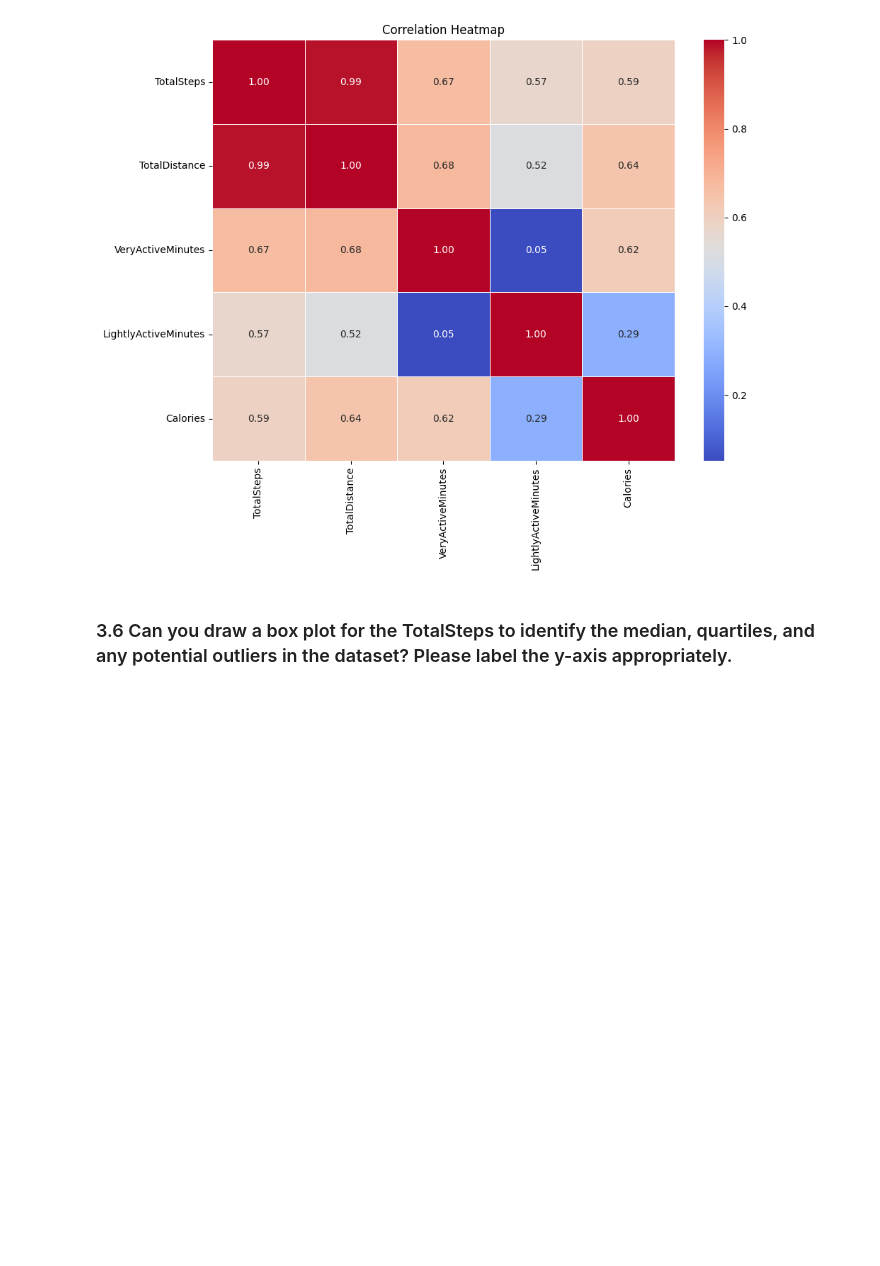
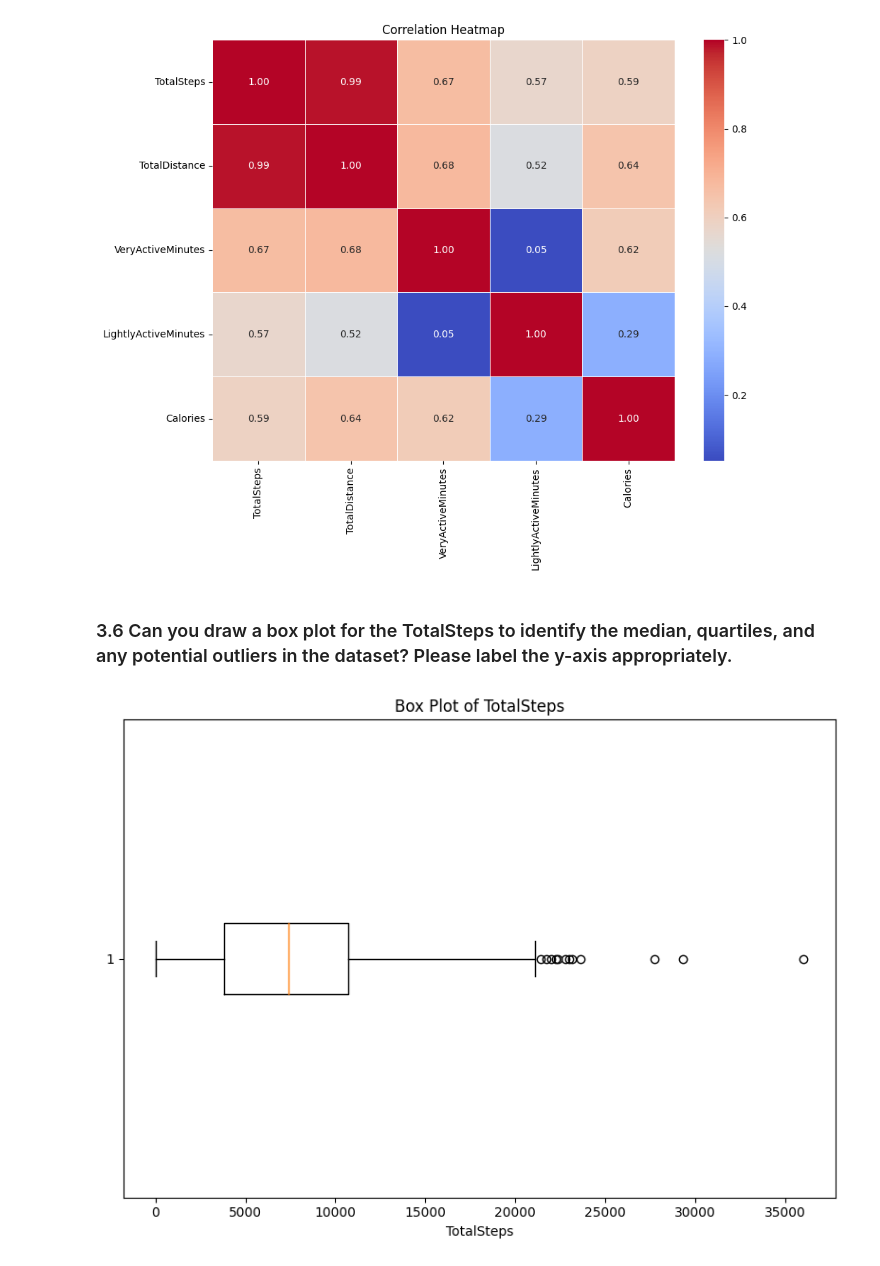
Before and after one commit to kiranbele11/ActivityTrackerAnalysis, a Jupyter notebook: fitbit-data-exploration-part-1_final.ipynb, the cells around one changed output. Cells and saved outputs as stored; diff of their text form; code cells hidden in the pictures; blank space fills up the shorter version.

Commit message:
Adding box plot using matplotlib

```diff
--- a/fitbit-data-exploration-part-1_final.ipynb
+++ b/fitbit-data-exploration-part-1_final.ipynb
@@ -304,3 +304,21 @@ plt.show()
 [figure]
 # %% [markdown]
 ### 3.6 Can you draw a box plot for the TotalSteps to identify the median, quartiles, and any potential outliers in the dataset? Please label the y-axis appropriately.
+# %%
+import pandas as pd
+import matplotlib.pyplot as plt
+
+total_steps_data = df1['TotalSteps']
+
+# Create a box plot
+plt.figure(figsize=(8, 6))
+plt.boxplot(total_steps_data, vert=False)
+plt.title('Box Plot of TotalSteps')
+plt.xlabel('TotalSteps')
+plt.ylabel('')
+
+# Show the plot
+plt.tight_layout()
+plt.show()
+# %% [output]
+[figure, added]
```
